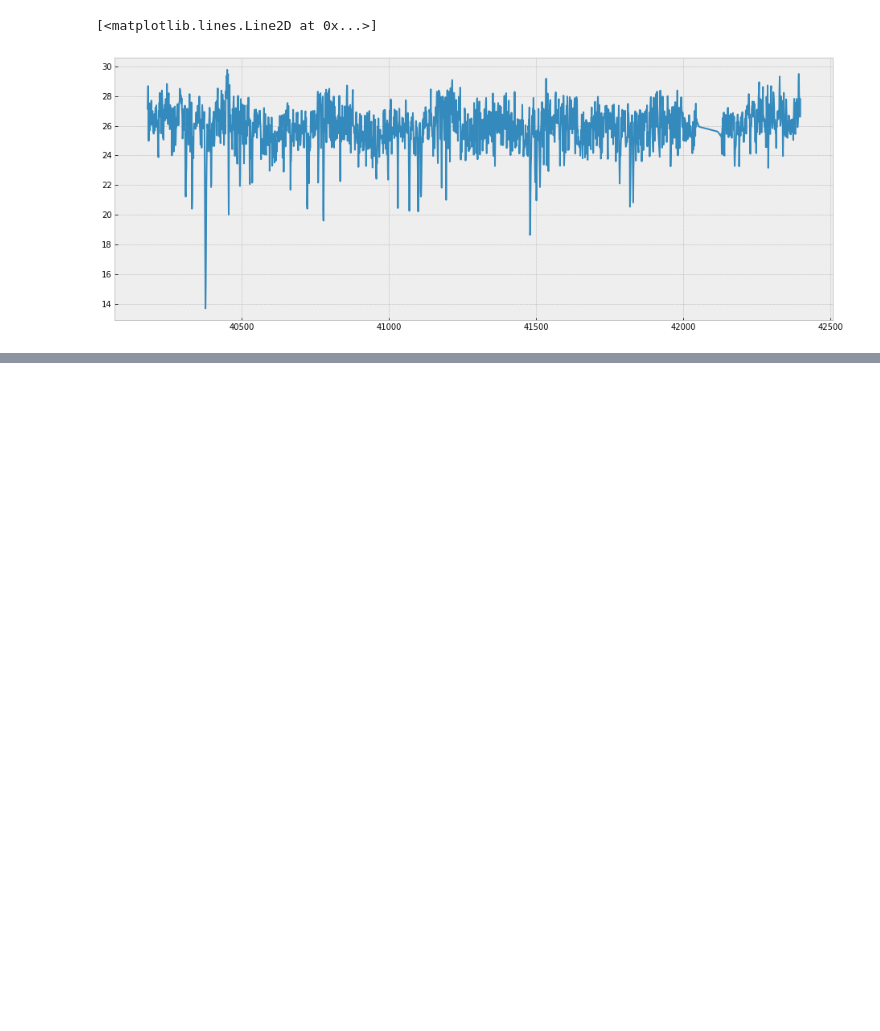
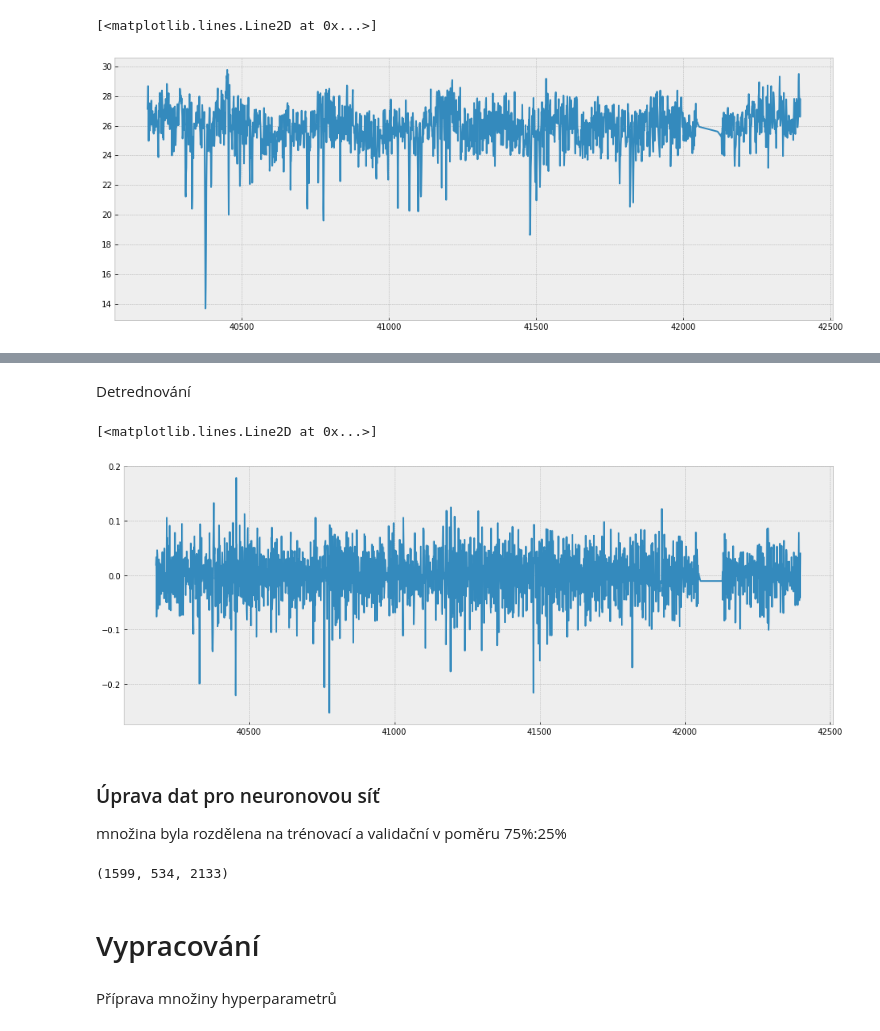
Before and after one commit to vichr-vita/neuralnet-project-1o, a Jupyter notebook: timeseries_predict.ipynb, the cells around one changed output, grey strips where cells are left out. Drawn from its saved outputs; the diff is of its cells as text; code cells hidden in the pictures; blank space fills up the shorter version.

```diff
--- a/timeseries_predict.ipynb
+++ b/timeseries_predict.ipynb
@@ -83,0 +75,21 @@ plt.plot(dates, avg_temps)
+# %% [markdown]
+Detrednování
+# %%
+diff_norm_avg_temps = np.diff(norm_avg_temps)
+plt.plot(dates[1:], diff_norm_avg_temps)
+# %% [output]
+[<matplotlib.lines.Line2D at 0x...>]
+[figure, added]
+# %% [markdown]
+### Úprava dat pro neuronovou síť
+množina byla rozdělena na trénovací a validační v poměru 75%:25%
+# %%
+dataset = [(np.array([x]), np.array([y])) for x, y in zip(dates[1:], diff_norm_avg_temps)]
+training_data, test_data = NeuralNet.ratio_list_split(dataset, 0.75)
+len(training_data), len(test_data), len(dataset)
+# %% [output]
+(1599, 534, 2133)
+# %% [markdown]
+# Vypracování
+# %% [markdown]
+Příprava množiny hyperparametrů
```
Also changed, not shown: parts of 15 cells of this notebook, 7 other files.
